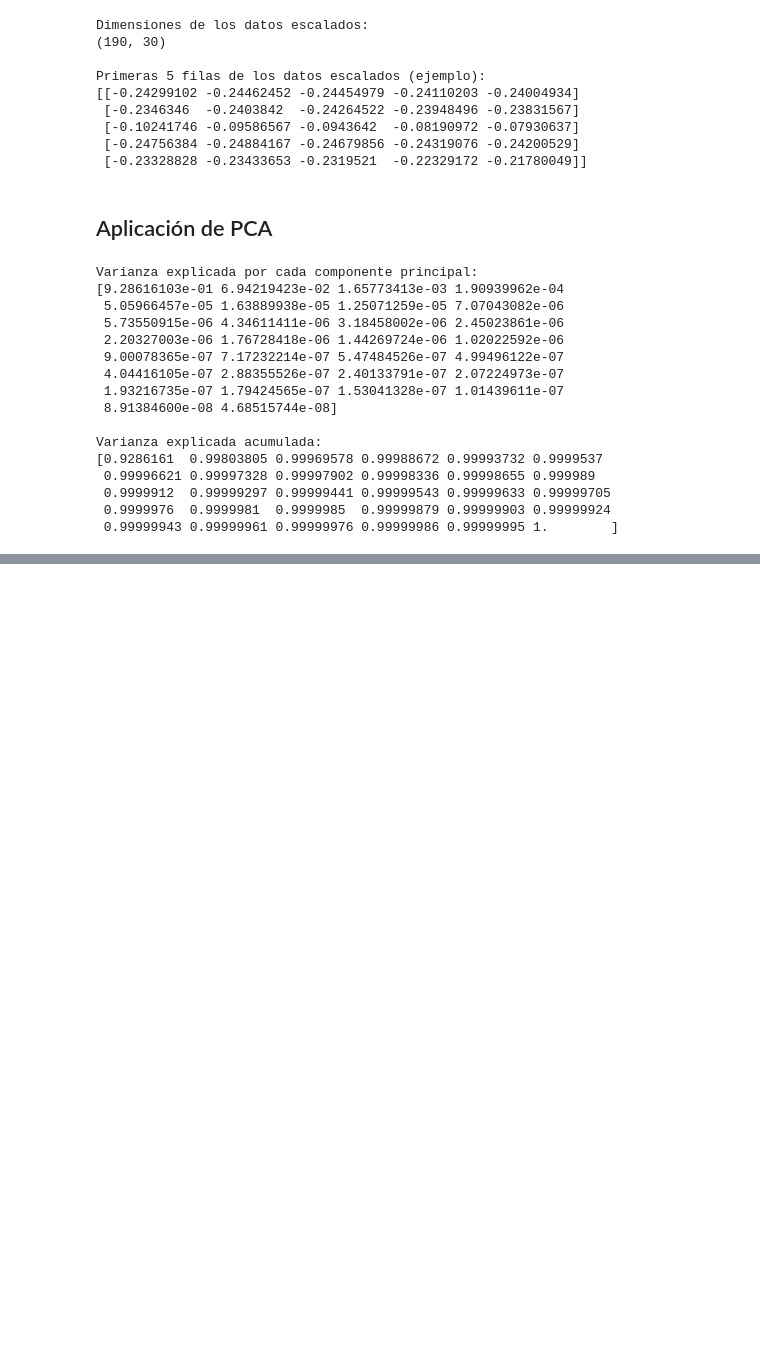
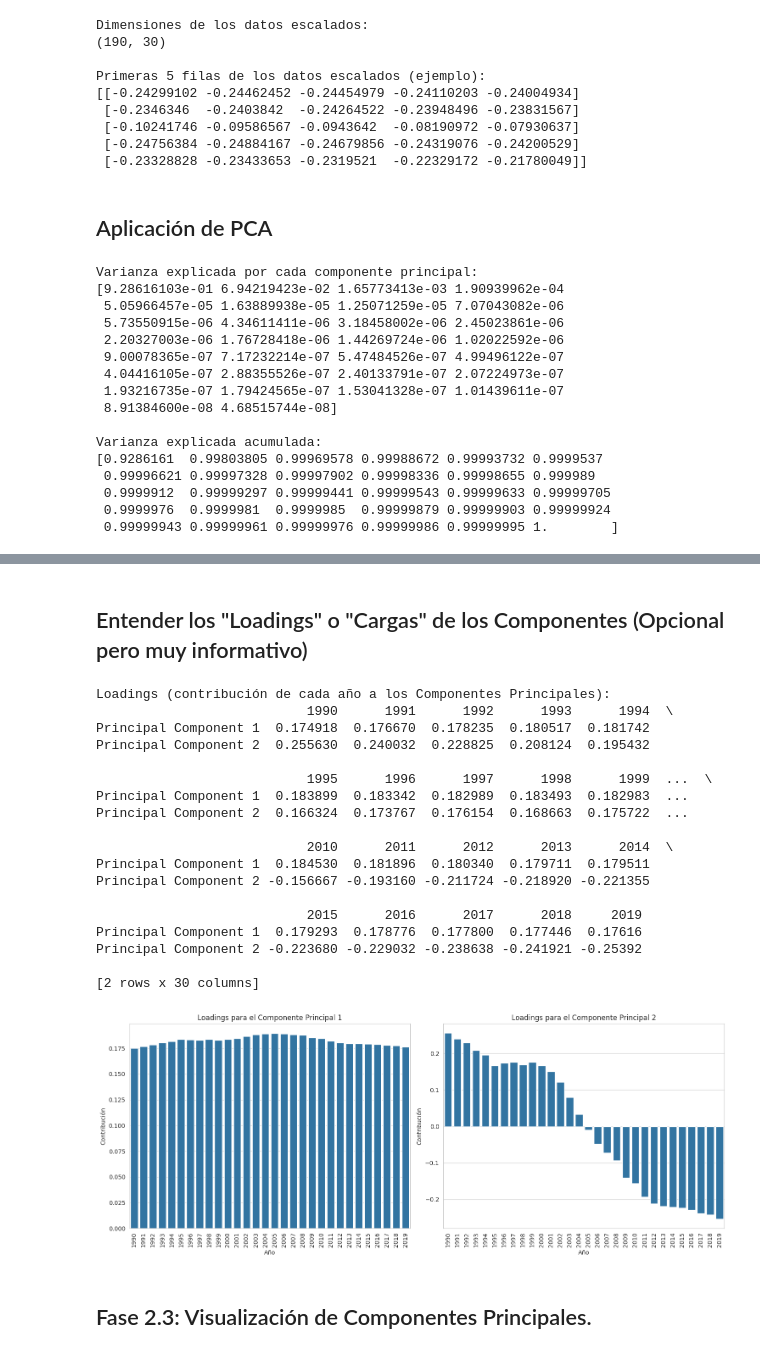
Before and after one commit to nueveonce/ProyectoCarbono, a Jupyter notebook: Proyecto_Carbono.ipynb, the cells around one changed output, grey strips where cells are left out. Cells and saved outputs as stored; diff of their text form; code cells hidden in the pictures; blank space fills up the shorter version.

```diff
--- a/Proyecto_Carbono.ipynb
+++ b/Proyecto_Carbono.ipynb
@@ -602,0 +630,18 @@ Varianza explicada acumulada:
+# %%
+# Reinstanciar PCA con n_components = 2
+pca_final = PCA(n_components=2)
+
+# Ajustar y transformar los datos escalados para obtener los componentes principales
+# X_scaled es el DataFrame de emisiones por país y año, ya escalado.
+components = pca_final.fit_transform(X_scaled)
+
+# Crear un DataFrame con los componentes principales para facilitar su manipulación y visualización
+df_components = pd.DataFrame(data=components,
+                             columns=['Principal Component 1', 'Principal Component 2'],
+                             index=df_pivot_kt.index) # Mantener los nombres de los países como índice
+
+print("\nPrimeras 5 filas del DataFrame de Componentes Principales:")
+print(df_components.head())
+
+print("\nDimensiones del DataFrame de Componentes Principales:")
+print(df_components.shape)
@@ -602,0 +660,52 @@ Varianza explicada acumulada:
+# %% [markdown]
+## Entender los "Loadings" o "Cargas" de los Componentes (Opcional pero muy informativo)
+# %%
+# Los loadings (o coeficientes) están en pca_final.components_
+# Cada fila es un componente principal, cada columna es una característica original (año)
+loadings = pd.DataFrame(pca_final.components_, columns=df_pivot_kt.columns,
+                        index=['Principal Component 1', 'Principal Component 2'])
+
+print("\nLoadings (contribución de cada año a los Componentes Principales):")
+print(loadings)
+
+# Visualizar los loadings para el PC1 y PC2
+plt.figure(figsize=(15, 6))
+
+plt.subplot(1, 2, 1)
+sns.barplot(x=loadings.columns, y=loadings.loc['Principal Component 1'])
+plt.xticks(rotation=90)
+plt.title('Loadings para el Componente Principal 1')
+plt.ylabel('Contribución')
+plt.xlabel('Año')
+
+plt.subplot(1, 2, 2)
+sns.barplot(x=loadings.columns, y=loadings.loc['Principal Component 2'])
+plt.xticks(rotation=90)
+plt.title('Loadings para el Componente Principal 2')
+plt.ylabel('Contribución')
+plt.xlabel('Año')
+
+plt.tight_layout()
+plt.show()
+# %% [output]
+Loadings (contribución de cada año a los Componentes Principales):
+                           1990      1991      1992      1993      1994  \
+Principal Component 1  0.174918  0.176670  0.178235  0.180517  0.181742
+Principal Component 2  0.255630  0.240032  0.228825  0.208124  0.195432
+
+                           1995      1996      1997      1998      1999  ...  \
+Principal Component 1  0.183899  0.183342  0.182989  0.183493  0.182983  ...
+Principal Component 2  0.166324  0.173767  0.176154  0.168663  0.175722  ...
+
+                           2010      2011      2012      2013      2014  \
+Principal Component 1  0.184530  0.181896  0.180340  0.179711  0.179511
+Principal Component 2 -0.156667 -0.193160 -0.211724 -0.218920 -0.221355
+
+                           2015      2016      2017      2018     2019
+Principal Component 1  0.179293  0.178776  0.177800  0.177446  0.17616
+Principal Component 2 -0.223680 -0.229032 -0.238638 -0.241921 -0.25392
+
+[2 rows x 30 columns]
+[figure, added]
+# %% [markdown]
+## Fase 2.3: Visualización de Componentes Principales.
```
Also changed, not shown: parts of 17 cells of this notebook.
